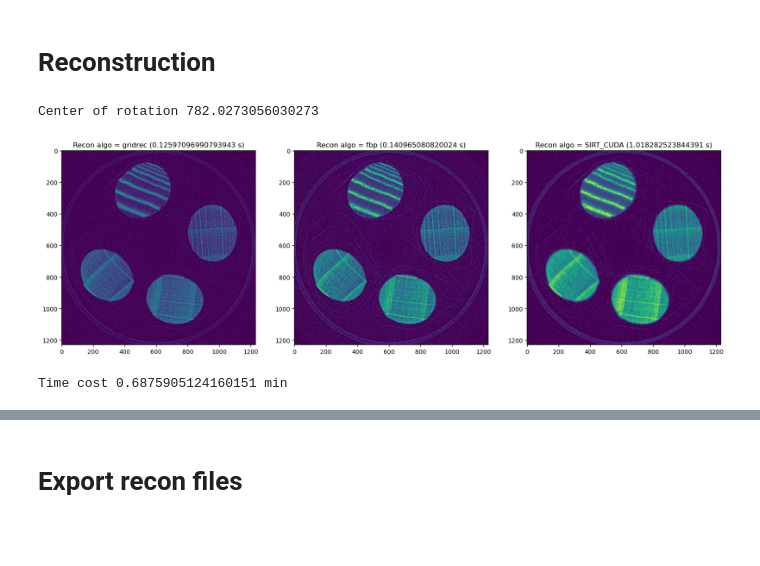
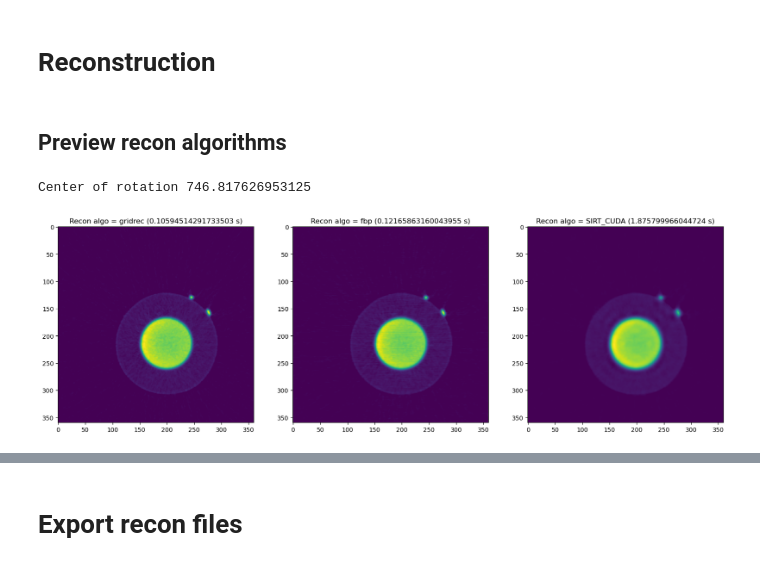
Before and after one commit to zhangy6x/research_stuff, a Jupyter notebook: jupyter_notebooks/norm_recon/rockit_load_h5_to_recon.ipynb, the cells around one changed output, grey strips where cells are left out. Cells and saved outputs as stored; diff of their text form; code cells hidden in the pictures; blank space fills up the shorter version.

```diff
--- a/jupyter_notebooks/norm_recon/rockit_load_h5_to_recon.ipynb
+++ b/jupyter_notebooks/norm_recon/rockit_load_h5_to_recon.ipynb
@@ -33,7 +34,7 @@ CPU cores: 256
 # Workflow starts here!
 # %%
 ###################### need to change start
-ipts="34139"
+ipts="32328"
 ###################### need to change end
 # %%
 # hdf5_loc = "/netdisk/y9z/IPTS-"+ipts+"/hdf5/"
@@ -49,9 +47,10 @@ sorted(os.listdir(hdf5_loc))
 # %%
 ###################### need to change start
-sample_name = "2025_03_07_Tube6_734proj_gridrec"
+sample_name = "2024_03_11_3D_stage2"
 hdf5 = hdf5_loc + sample_name + ".h5"
 ###################### need to change end
 instrument = "/HFIR/CG1D"
+# instrument = "/SNS/VENUS"
 svmbir_path = instrument + "/IPTS-"+ipts+"/shared/autoreduce/svmbir/"
 # %% [markdown]
 # Load hdf5 file
@@ -64,11 +63,14 @@ pprint(history_dict)
 proj_mlog_to_recon = losa.load_hdf(hdf5, key_path='tomo/proj/proj_mlog_to_recon')
 # sino_mlog = losa.load_hdf(hdf5, key_path='tomo/sino/sino_mlog')
 sino_mlog_to_recon = losa.load_hdf(hdf5, key_path='tomo/sino/sino_mlog_to_recon')
+proj_norm_to_recon = np.exp(np.negative(proj_mlog_to_recon))
+sino_norm_to_recon = np.moveaxis(proj_norm_to_recon, 1, 0)
 ang_deg = losa.load_hdf(hdf5, key_path='tomo/info/ang_deg')
 ang_rad = losa.load_hdf(hdf5, key_path='tomo/info/ang_rad')
 proj000_idx = losa.load_hdf(hdf5, key_path='tomo/info/proj000_idx')[0]
 proj180_idx = losa.load_hdf(hdf5, key_path='tomo/info/proj180_idx')[0]
-proj360_idx = losa.load_hdf(hdf5, key_path='tomo/info/proj360_idx')[0]
+# proj360_idx = losa.load_hdf(hdf5, key_path='tomo/info/proj360_idx')[0]
+proj360_idx = proj180_idx * 2
 rot_center_used = history_dict['rot_center']
 rot_center_180 = history_dict['rot_center_180']
 rot_center_360 = history_dict['rot_center_360']
@@ -77,6 +79,7 @@ gamma_diff = history_dict['gamma_diff']
 # recon_hdf5 = losa.load_hdf(hdf5, key_path='tomo/recon/recon_volume')
 if history_dict['recon_crop']:
     recon_crop = True
+    recon_crop_roi_dict = history_dict['recon_crop_roi']
     recon_crop_left = history_dict['recon_crop_roi']['left']
     recon_crop_right = history_dict['recon_crop_roi']['right']
     recon_crop_top = history_dict['recon_crop_roi']['top']
@@ -125,62 +128,40 @@ proj_mlog_tilt = correction_COR(norm_proj=_proj_mlog, proj_0=_proj_mlog[proj000_
 # %% [markdown]
 # Reconstruction
+# %% [markdown]
+## Preview recon algorithms
 # %%
-slice_num = None
-# slice_num = -110
+# slice_num = None
+slice_num = 138 #292
 full_360 = True
 # full_360 = False
-idx_offset = 20 # adding this many projections past 180 deg if full_360 is False
-num_iter = 200 # for iterative recon only
+idx_offset = 0 # adding this many projections past 180 deg if full_360 is False
+num_iter = 600 # for iterative recon only
 recon_algo_list = ['gridrec',
                    'fbp',
                    'SIRT_CUDA',
                    # 'svmbir',
                    ]
 rot_center = rot_center_used
 #######################
 #######################
-apply_log = False
 if full_360:
     start_ang_idx = proj000_idx
     end_ang_idx = proj360_idx + 1
 else:
     start_ang_idx = proj000_idx
     end_ang_idx = proj180_idx + 1 + idx_offset
 if slice_num is None:
     slice_num = int(proj_mlog_to_recon.shape[1]/2)
 print("Center of rotation", rot_center)
 f, ax = plt.subplots(1, len(recon_algo_list), figsize=(20, 20))
 for num, each_algo in enumerate(recon_algo_list):
     t0 = timeit.default_timer()
-    rec_img1 = rocku.recon_a_slice(sino_mlog_to_recon, proj_mlog_to_recon, slice_num, rot_center, ang_rad, start_ang_idx, end_ang_idx, each_algo, ncore, svmbir_path, num_iter=num_iter, apply_log=apply_log)
+    rec_img1 = rocku.recon_a_slice(sino_norm_to_recon[slice_num,start_ang_idx:end_ang_idx,:], proj_mlog_to_recon[start_ang_idx:end_ang_idx,slice_num,:],
+                                   rot_center, ang_rad[start_ang_idx:end_ang_idx], each_algo, ncore, svmbir_path, num_iter=num_iter, apply_log=True)
     rec_img1 = rocku.crop(rec_img1, recon_crop_left, recon_crop_right, recon_crop_top, recon_crop_bottom, recon_crop)
     t1 = timeit.default_timer()
     ax[num].imshow(rec_img1, vmin=0)
     ax[num].set_title('Recon algo = {} ({} s)'.format(each_algo, t1-t0))
 # %% [output]
-Center of rotation 782.0273056030273
+Center of rotation 746.817626953125
-[figure, old version]
+[figure, new version]
-# %%
-recon_algo = 'gridrec'
-# recon_algo = 'SIRT_CUDA'
-# recon_algo = 'svmbir'
-slice_by_slice = False
-name_str = None
-# name_str = 'test'
-# name_str = 'lamino'
-############################################################
-pix_um = pixel_size_um # um
-save_loc = instrument + "/IPTS-"+ipts+"/shared/processed_data/rockit/"
-num_proj = len(ang_rad[start_ang_idx:end_ang_idx])
-if name_str is not None:
-    save_name_str = "_".join([sample_name, name_str, "{}proj".format(num_proj), recon_algo])# + "_roi"
-else:
-    save_name_str = "_".join([sample_name, "{}proj".format(num_proj), recon_algo])# + "_roi"
-save_to = save_loc + save_name_str
-##################################
-if slice_by_slice:
-    rocku.recon_slice_by_slice(sino_mlog_to_recon, proj_mlog_to_recon, rot_center, ang_rad, start_ang_idx, end_ang_idx, recon_algo, ncore, svmbir_path, save_to, recon_crop=recon_crop, recon_crop_roi_dict=recon_crop_roi_dict, pix_um=pix_um, num_iter=num_iter, apply_log=apply_log)
-else:
-    recon = rocku.recon_full_volume(proj_mlog_to_recon, rot_center, ang_rad, start_ang_idx, end_ang_idx, recon_algo, ncore, svmbir_path, pix_um=pix_um, num_iter=num_iter, apply_log=apply_log)
-# %% [output]
-Time cost 0.6875905124160151 min
```
Also changed, not shown: parts of 16 cells of this notebook, 2 other files.
